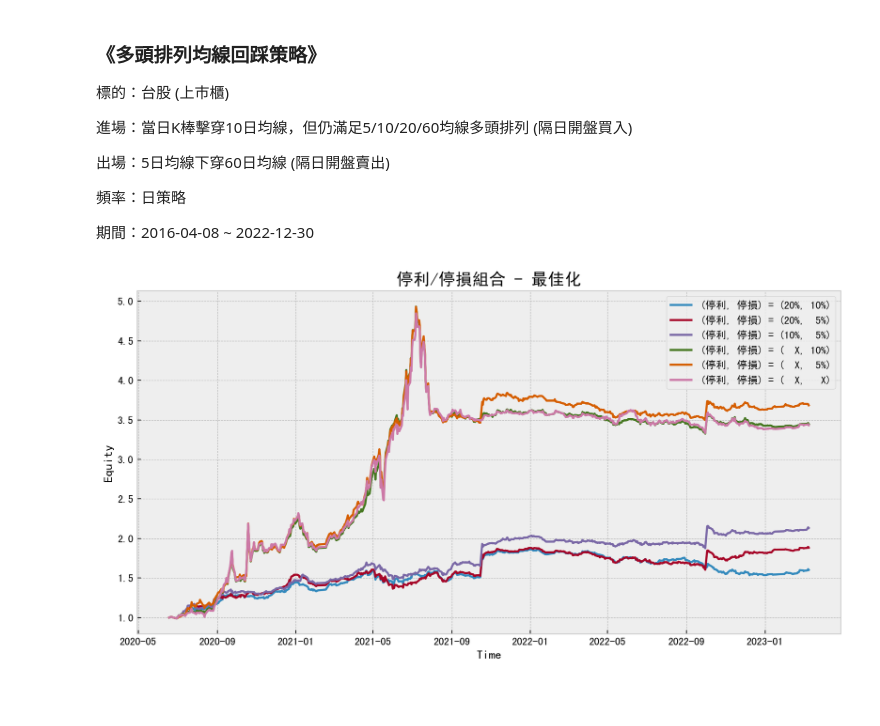
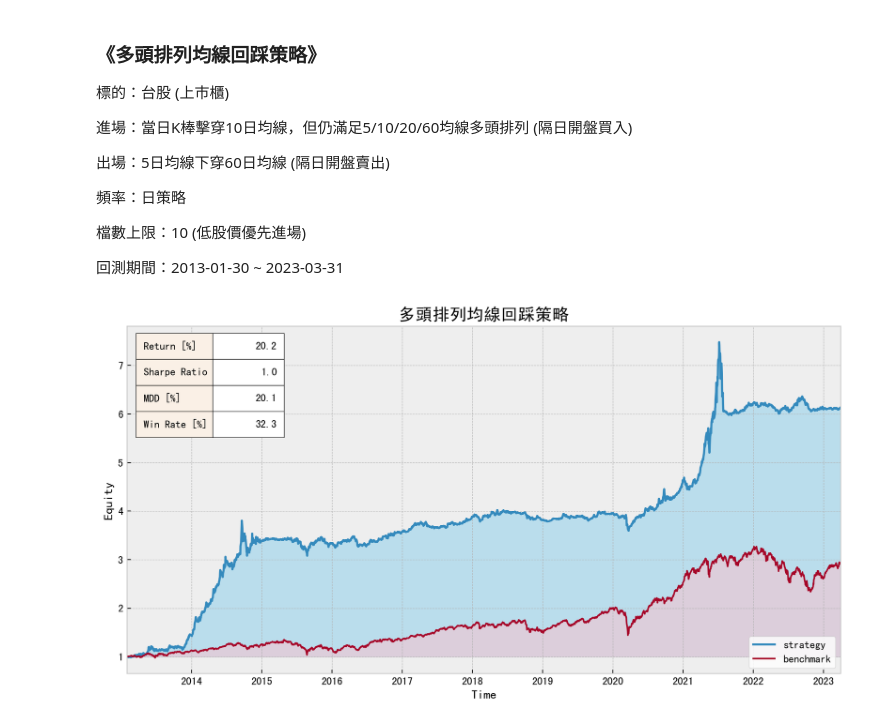
Before and after one commit to kuanhsu0627/BBQuant, a Jupyter notebook: strategy.ipynb, the cells around one changed output. Drawn from its saved outputs; the diff is of its cells as text; code cells hidden in the pictures; blank space fills up the shorter version.

```diff
--- a/strategy.ipynb
+++ b/strategy.ipynb
@@ -9,15 +9,16 @@
 
 頻率：日策略
 
-期間：2016-04-08 ~ 2022-12-30
+檔數上限：10 (低股價優先進場)
+
+回測期間：2013-01-30 ~ 2023-03-31
 # %%
 import BBQuant as bbq
 import pandas as pd
 import warnings
 warnings.filterwarnings("ignore")
 
-df = pd.read_feather('/Users/kuanhsu/Desktop/code/Python/FILE/台股還原_d.ftr')
-# df = pd.read_feather('/Users/kuanhsu/Desktop/code/Python/FILE/台股_5m.ftr')
+df = pd.read_feather('/Users/kuanhsu/Desktop/code/Python/FILE/還原股價日資料.ftr')
 # %%
 close = bbq.get(df, 'Close')
 open = bbq.get(df, 'Open')
@@ -33,6 +34,8 @@ entries = (ma_5 > ma_10) & (ma_10 > ma_20) & (ma_20 > ma_60) & (low < ma_10).sus
 exits = (ma_5 < ma_60)
 # %%
 bt = bbq.setting(open, nstocks=10, rank=-close)
-bt.optimize(entries, exits, 'stop')
+position = bt.strategy(entries, exits)
+report = bt.sim(position)
+report.display(name='多頭排列均線回踩策略')
 # %% [output]
-[figure, old version]
+[figure, new version]
```
Also changed, not shown: parts of 33 cells of this notebook.
